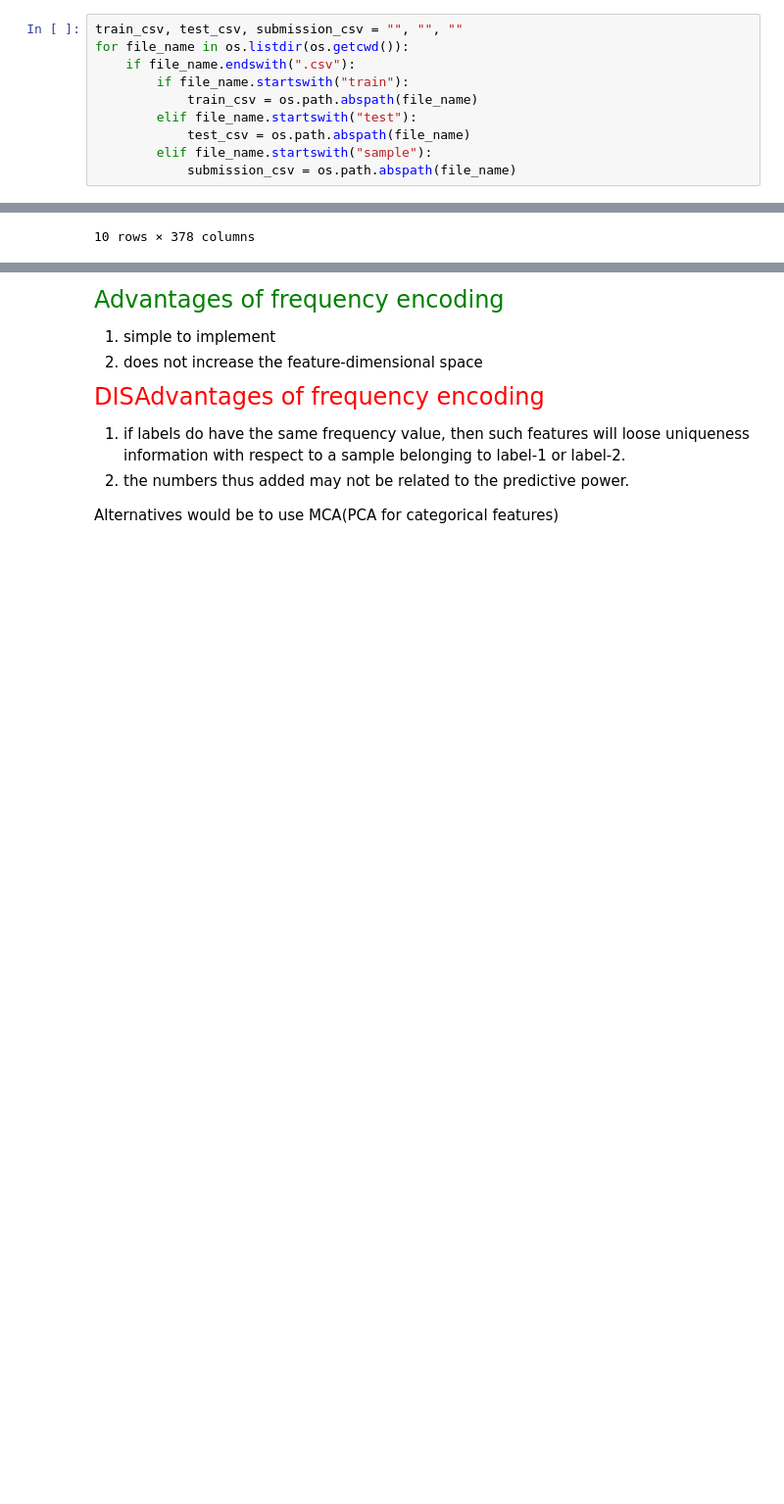
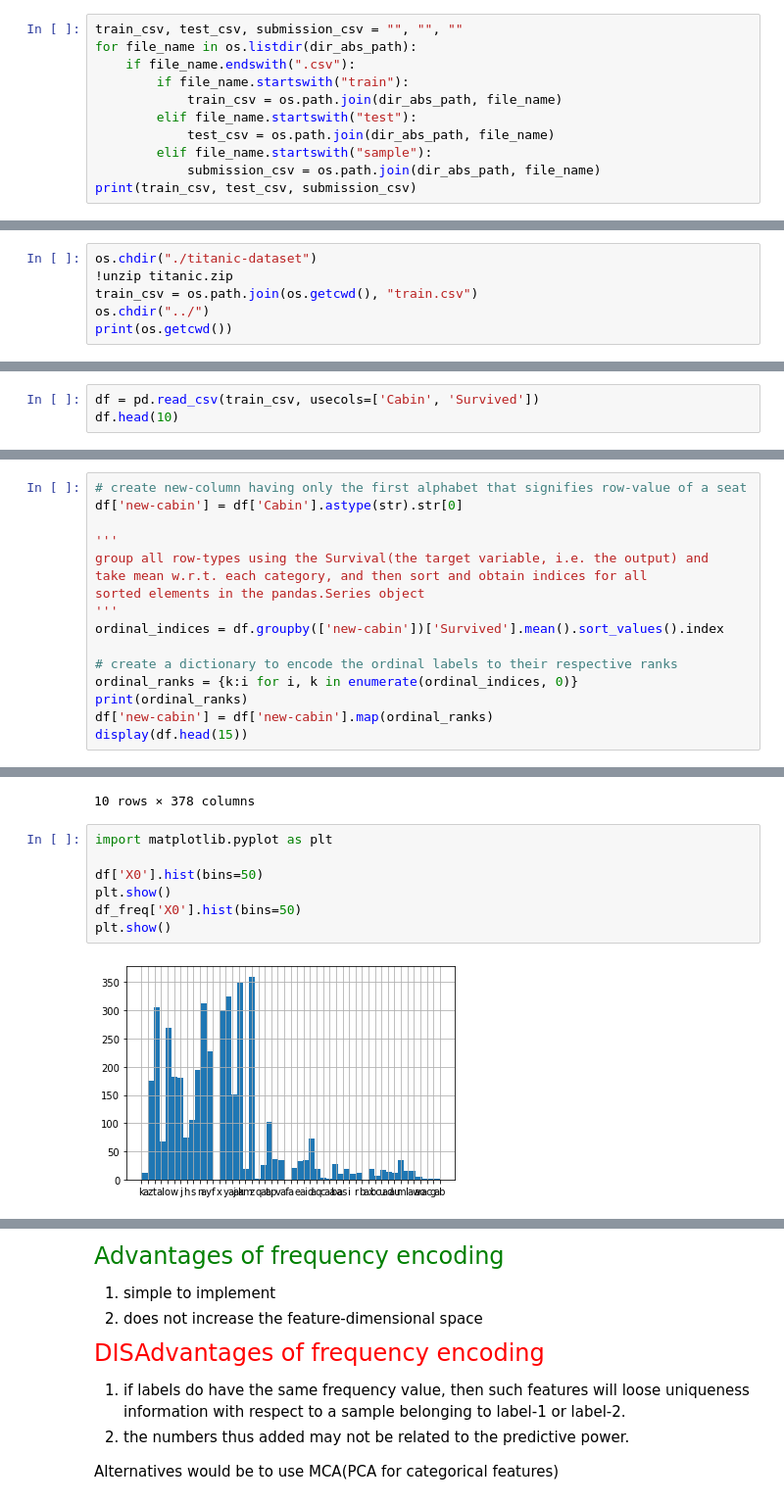
Before and after one commit to akshayDev17/Machine-Learning-Concepts, a Jupyter notebook: src/feature-engineering.ipynb, the cells around one changed output, grey strips where cells are left out. Shown: that part at 98% size. Saved outputs shown, nothing was run; the diff lists cells and outputs as text; blank space fills up the shorter version.

Commit message:
added missing values dealing with continuous and categorical variables, codes for ways to encode categorical variables

```diff
--- a/src/feature-engineering.ipynb
+++ b/src/feature-engineering.ipynb
@@ -30,11 +32,12 @@ os.chdir(dir_abs_path)
 # !unzip sample_submission.csv.zip
 # %%
 train_csv, test_csv, submission_csv = "", "", ""
-for file_name in os.listdir(os.getcwd()):
+for file_name in os.listdir(dir_abs_path):
     if file_name.endswith(".csv"):
         if file_name.startswith("train"):
-            train_csv = os.path.abspath(file_name)
+            train_csv = os.path.join(dir_abs_path, file_name)
         elif file_name.startswith("test"):
-            test_csv = os.path.abspath(file_name)
+            test_csv = os.path.join(dir_abs_path, file_name)
         elif file_name.startswith("sample"):
-            submission_csv = os.path.abspath(file_name)
+            submission_csv = os.path.join(dir_abs_path, file_name)
+print(train_csv, test_csv, submission_csv)
@@ -323,0 +322,6 @@ hence the other labels per category which appear less frequently, are regarded a
+# %%
+os.chdir("./titanic-dataset")
+!unzip titanic.zip
+train_csv = os.path.join(os.getcwd(), "train.csv")
+os.chdir("../")
+print(os.getcwd())
@@ -323,0 +334,3 @@ hence the other labels per category which appear less frequently, are regarded a
+# %%
+df = pd.read_csv(train_csv, usecols=['Cabin', 'Survived'])
+df.head(10)
@@ -323,0 +388,16 @@ hence the other labels per category which appear less frequently, are regarded a
+# %%
+# create new-column having only the first alphabet that signifies row-value of a seat
+df['new-cabin'] = df['Cabin'].astype(str).str[0]
+
+'''
+group all row-types using the Survival(the target variable, i.e. the output) and
+take mean w.r.t. each category, and then sort and obtain indices for all
+sorted elements in the pandas.Series object
+'''
+ordinal_indices = df.groupby(['new-cabin'])['Survived'].mean().sort_values().index
+
+# create a dictionary to encode the ordinal labels to their respective ranks
+ordinal_ranks = {k:i for i, k in enumerate(ordinal_indices, 0)}
+print(ordinal_ranks)
+df['new-cabin'] = df['new-cabin'].map(ordinal_ranks)
+display(df.head(15))
@@ -348,3 +452,12 @@ display(df_freq.head(10))
 | 8 | 27 | 108.67 | 182 | 598 | 1659 | 163 | 4205 | 7 | 488 | 117 | ... | ... |
 | 9 | 30 | 126.99 | 181 | 592 | 63 | 1942 | 4205 | 7 | 206 | 225 | ... | ... |
 10 rows × 378 columns
+# %%
+import matplotlib.pyplot as plt
+
+df['X0'].hist(bins=50)
+plt.show()
+df_freq['X0'].hist(bins=50)
+plt.show()
+# %% [output]
+[figure, added]
```
Also changed, not shown: parts of 48 cells of this notebook.
